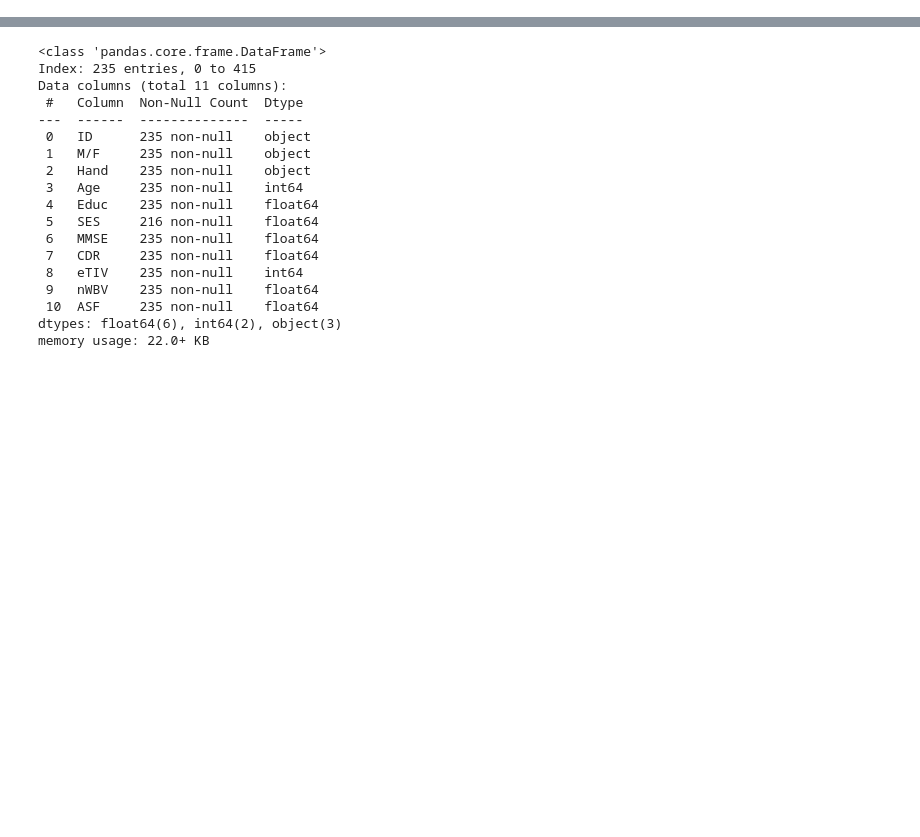
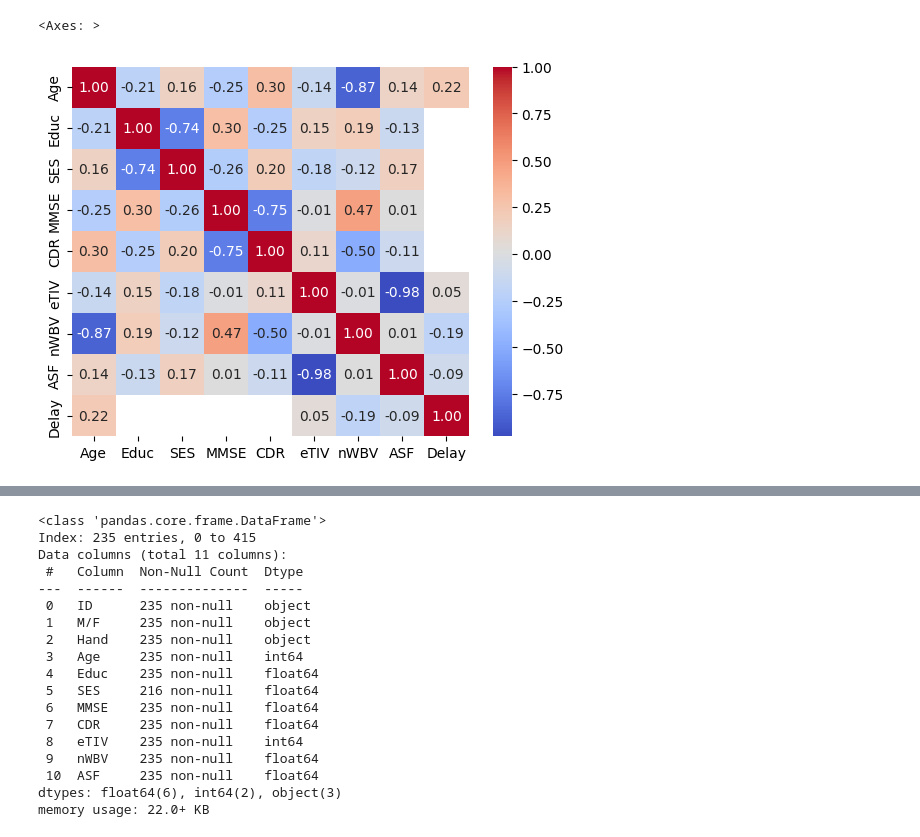
Before and after one commit to Joangopa/datascienceforneuro, a Jupyter notebook: testes.ipynb, the cells around one changed output, grey strips where cells are left out. Saved outputs shown, nothing was run; the diff lists cells and outputs as text; code cells hidden in the pictures; blank space fills up the shorter version.

```diff
--- a/testes.ipynb
+++ b/testes.ipynb
@@ -3,0 +8,2 @@ import seaborn as sns
+# %%
+pre_data = pd.read_csv("arquivos/oasis_cross-sectional.csv")
@@ -3,0 +48,7 @@ import seaborn as sns
+# %%
+correlation_matrix = pre_data.corr(numeric_only=True)
+
+sns.heatmap(correlation_matrix, annot=True, cmap='coolwarm', fmt=".2f")
+# %% [output]
+<Axes: >
+[figure, added]
```
Also changed, not shown: parts of 15 cells of this notebook, 3 other files.
